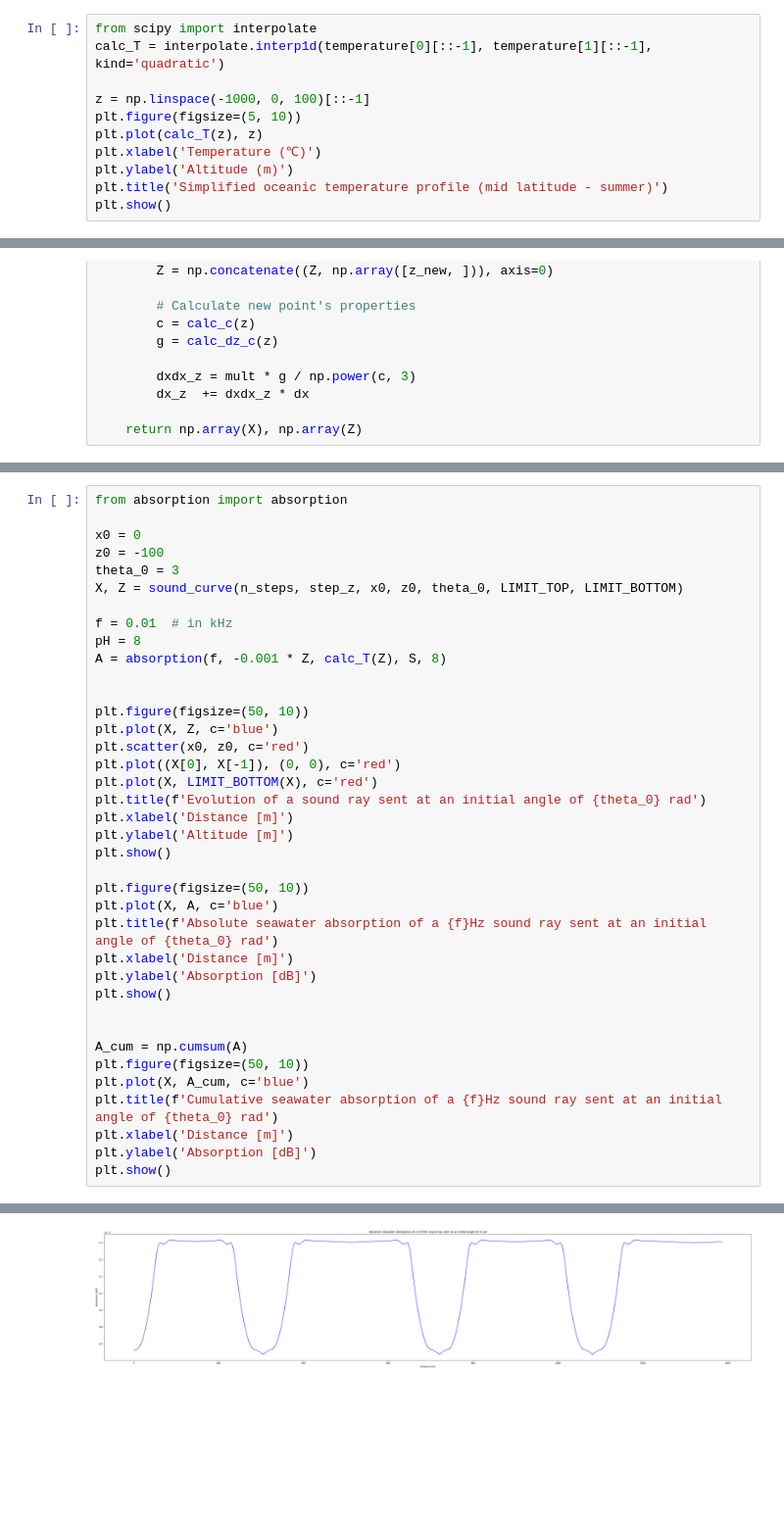
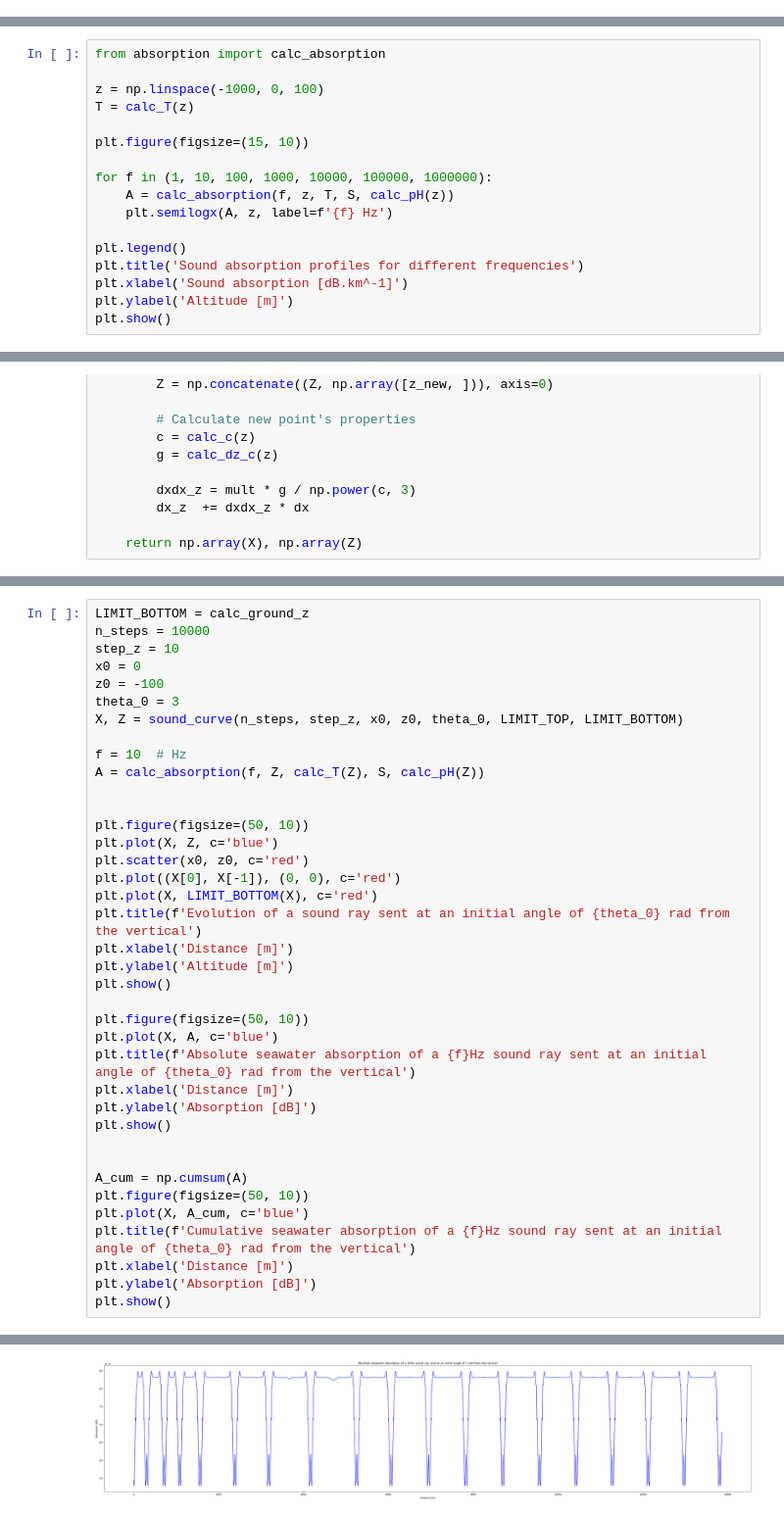
Before and after one commit to ahernot/data2021-bruits-mer, a Jupyter notebook: sound_propagation.ipynb, the cells around one changed output, grey strips where cells are left out. Shown at 98% size. Saved outputs shown, nothing was run; the diff lists cells and outputs as text; blank space fills up the shorter version.

```diff
--- a/sound_propagation.ipynb
+++ b/sound_propagation.ipynb
@@ -43,11 +54,0 @@ temperature[0] *= -1
-# %%
-from scipy import interpolate
-calc_T = interpolate.interp1d(temperature[0][::-1], temperature[1][::-1], kind='quadratic')
-
-z = np.linspace(-1000, 0, 100)[::-1]
-plt.figure(figsize=(5, 10))
-plt.plot(calc_T(z), z)
-plt.xlabel('Temperature (℃)')
-plt.ylabel('Altitude (m)')
-plt.title('Simplified oceanic temperature profile (mid latitude - summer)')
-plt.show()
@@ -80,0 +173,17 @@ plt.show()
+# %%
+from absorption import calc_absorption
+
+z = np.linspace(-1000, 0, 100)
+T = calc_T(z)
+
+plt.figure(figsize=(15, 10))
+
+for f in (1, 10, 100, 1000, 10000, 100000, 1000000):
+    A = calc_absorption(f, z, T, S, calc_pH(z))
+    plt.semilogx(A, z, label=f'{f} Hz')
+
+plt.legend()
+plt.title('Sound absorption profiles for different frequencies')
+plt.xlabel('Sound absorption [dB.km^-1]')
+plt.ylabel('Altitude [m]')
+plt.show()
@@ -239,16 +330,16 @@ plt.show()
 # %% [output]
 [figure]
 # %%
-from absorption import absorption
-
+LIMIT_BOTTOM = calc_ground_z
+n_steps = 10000
+step_z = 10
 x0 = 0
 z0 = -100
 theta_0 = 3
 X, Z = sound_curve(n_steps, step_z, x0, z0, theta_0, LIMIT_TOP, LIMIT_BOTTOM)
 
-f = 0.01  # in kHz
-pH = 8
-A = absorption(f, -0.001 * Z, calc_T(Z), S, 8)
+f = 10  # Hz
+A = calc_absorption(f, Z, calc_T(Z), S, calc_pH(Z))
 
 
 plt.figure(figsize=(50, 10))
@@ -256,14 +347,14 @@ plt.plot(X, Z, c='blue')
 plt.scatter(x0, z0, c='red')
 plt.plot((X[0], X[-1]), (0, 0), c='red')
 plt.plot(X, LIMIT_BOTTOM(X), c='red')
-plt.title(f'Evolution of a sound ray sent at an initial angle of {theta_0} rad')
+plt.title(f'Evolution of a sound ray sent at an initial angle of {theta_0} rad from the vertical')
 plt.xlabel('Distance [m]')
 plt.ylabel('Altitude [m]')
 plt.show()
 
 plt.figure(figsize=(50, 10))
 plt.plot(X, A, c='blue')
-plt.title(f'Absolute seawater absorption of a {f}Hz sound ray sent at an initial angle of {theta_0} rad')
+plt.title(f'Absolute seawater absorption of a {f}Hz sound ray sent at an initial angle of {theta_0} rad from the vertical')
 plt.xlabel('Distance [m]')
 plt.ylabel('Absorption [dB]')
 plt.show()
@@ -272,7 +363,7 @@ plt.show()
 A_cum = np.cumsum(A)
 plt.figure(figsize=(50, 10))
 plt.plot(X, A_cum, c='blue')
-plt.title(f'Cumulative seawater absorption of a {f}Hz sound ray sent at an initial angle of {theta_0} rad')
+plt.title(f'Cumulative seawater absorption of a {f}Hz sound ray sent at an initial angle of {theta_0} rad from the vertical')
 plt.xlabel('Distance [m]')
 plt.ylabel('Absorption [dB]')
 plt.show()
@@ -281 +372 @@ plt.show()
-[figure, old version]
+[figure, new version]
```
Also changed, not shown: parts of 18 cells of this notebook.
